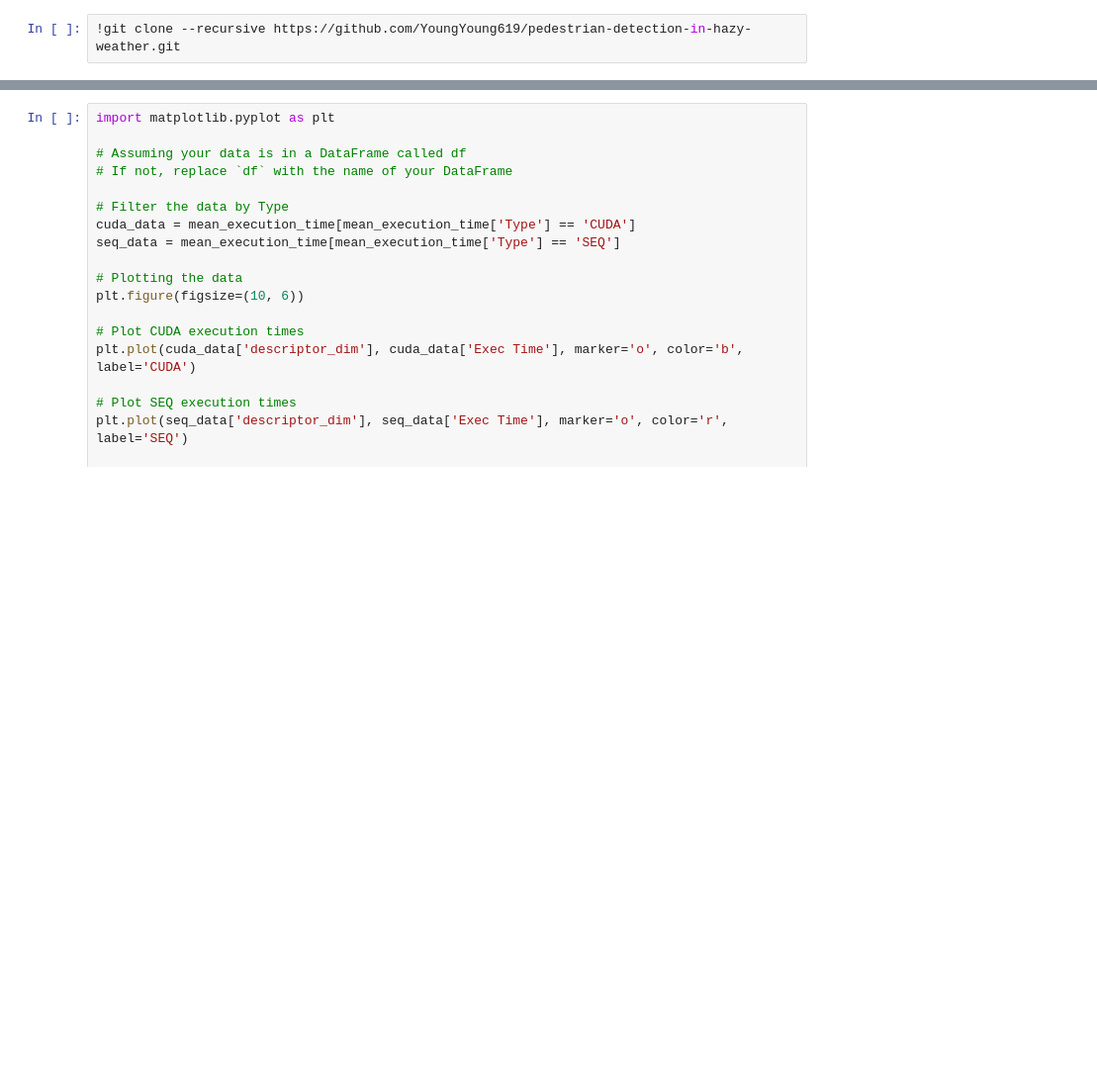
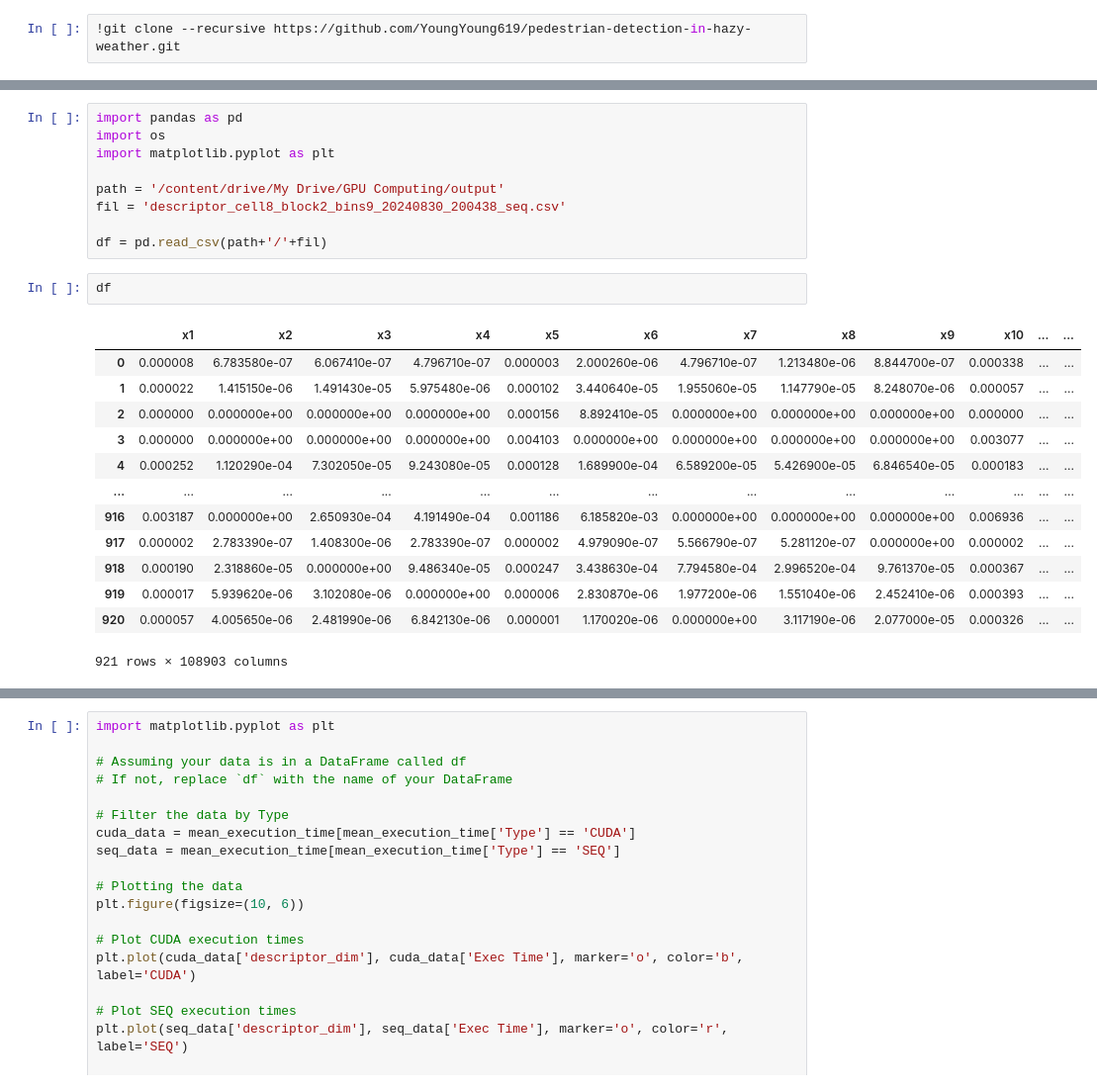
Before and after one commit to ghirailghiro/GPU_Computing_Project, a Jupyter notebook: Gradient_First_Step.ipynb, the cells around one changed output, grey strips where cells are left out. Shown at 99% size. Drawn from its saved outputs; the diff is of its cells as text; blank space fills up the shorter version.

```diff
--- a/Gradient_First_Step.ipynb
+++ b/Gradient_First_Step.ipynb
@@ -651,0 +657,25 @@ print(mean_execution_time)
+# %%
+import pandas as pd
+import os
+import matplotlib.pyplot as plt
+
+path = '/content/drive/My Drive/GPU Computing/output'
+fil = 'descriptor_cell8_block2_bins9_20240830_200438_seq.csv'
+
+df = pd.read_csv(path+'/'+fil)
+# %%
+df
+# %% [output]
+|  | x1 | x2 | x3 | x4 | x5 | x6 | x7 | x8 | x9 | x10 | ... | ... |
+| 0 | 0.000008 | 6.783580e-07 | 6.067410e-07 | 4.796710e-07 | 0.000003 | 2.000260e-06 | 4.796710e-07 | 1.213480e-06 | 8.844700e-07 | 0.000338 | ... | ... |
+| 1 | 0.000022 | 1.415150e-06 | 1.491430e-05 | 5.975480e-06 | 0.000102 | 3.440640e-05 | 1.955060e-05 | 1.147790e-05 | 8.248070e-06 | 0.000057 | ... | ... |
+| 2 | 0.000000 | 0.000000e+00 | 0.000000e+00 | 0.000000e+00 | 0.000156 | 8.892410e-05 | 0.000000e+00 | 0.000000e+00 | 0.000000e+00 | 0.000000 | ... | ... |
+| 3 | 0.000000 | 0.000000e+00 | 0.000000e+00 | 0.000000e+00 | 0.004103 | 0.000000e+00 | 0.000000e+00 | 0.000000e+00 | 0.000000e+00 | 0.003077 | ... | ... |
+| 4 | 0.000252 | 1.120290e-04 | 7.302050e-05 | 9.243080e-05 | 0.000128 | 1.689900e-04 | 6.589200e-05 | 5.426900e-05 | 6.846540e-05 | 0.000183 | ... | ... |
+| ... | ... | ... | ... | ... | ... | ... | ... | ... | ... | ... | ... | ... |
+| 916 | 0.003187 | 0.000000e+00 | 2.650930e-04 | 4.191490e-04 | 0.001186 | 6.185820e-03 | 0.000000e+00 | 0.000000e+00 | 0.000000e+00 | 0.006936 | ... | ... |
+| 917 | 0.000002 | 2.783390e-07 | 1.408300e-06 | 2.783390e-07 | 0.000002 | 4.979090e-07 | 5.566790e-07 | 5.281120e-07 | 0.000000e+00 | 0.000002 | ... | ... |
+| 918 | 0.000190 | 2.318860e-05 | 0.000000e+00 | 9.486340e-05 | 0.000247 | 3.438630e-04 | 7.794580e-04 | 2.996520e-04 | 9.761370e-05 | 0.000367 | ... | ... |
+| 919 | 0.000017 | 5.939620e-06 | 3.102080e-06 | 0.000000e+00 | 0.000006 | 2.830870e-06 | 1.977200e-06 | 1.551040e-06 | 2.452410e-06 | 0.000393 | ... | ... |
+| 920 | 0.000057 | 4.005650e-06 | 2.481990e-06 | 6.842130e-06 | 0.000001 | 1.170020e-06 | 0.000000e+00 | 3.117190e-06 | 2.077000e-05 | 0.000326 | ... | ... |
+921 rows × 108903 columns
```
Also changed, not shown: parts of 10 cells of this notebook.
